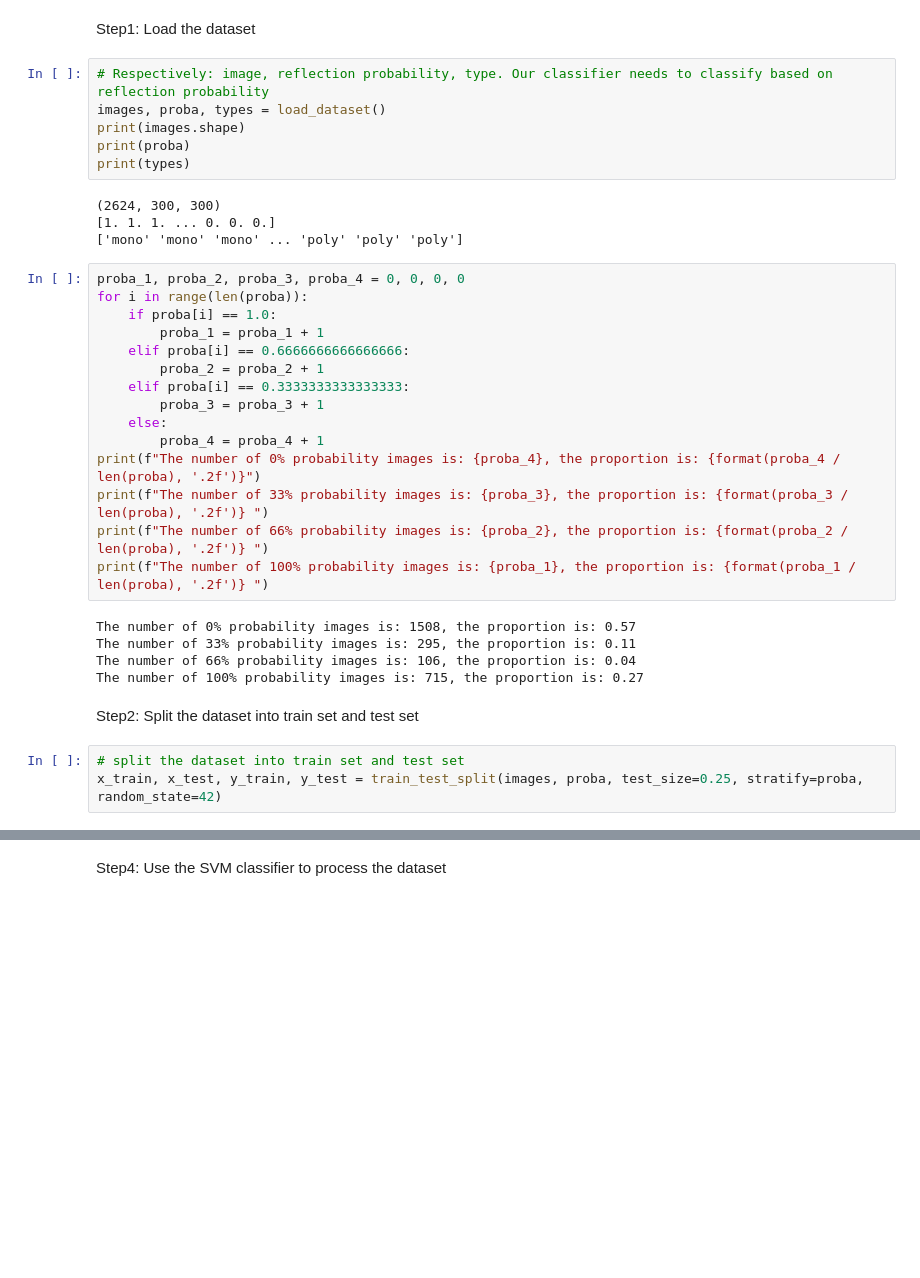
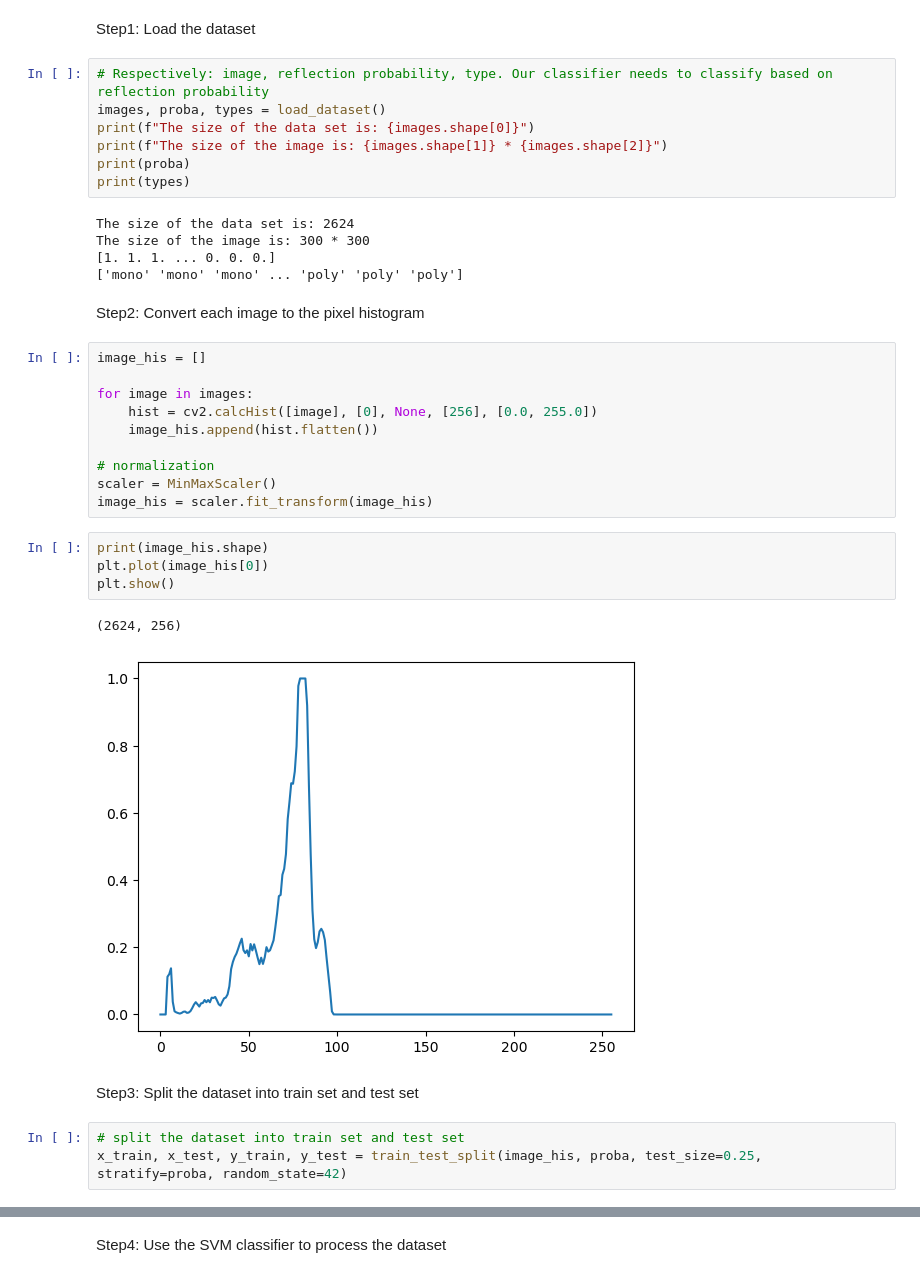
Before and after one commit to ToxicJerry/COMP9517-Surfing-Project, a Jupyter notebook: Svm_Classifier.ipynb, the cells around one changed output, grey strips where cells are left out. Cells and saved outputs as stored; diff of their text form; blank space fills up the shorter version.

```diff
--- a/Svm_Classifier.ipynb
+++ b/Svm_Classifier.ipynb
@@ -11,35 +14,36 @@ Step1:  Load the dataset
 # %%
 # Respectively: image, reflection probability, type. Our classifier needs to classify based on reflection probability
 images, proba, types = load_dataset()
-print(images.shape)
+print(f"The size of the data set is: {images.shape[0]}")
+print(f"The size of the image is: {images.shape[1]} * {images.shape[2]}")
 print(proba)
 print(types)
 # %% [output]
-(2624, 300, 300)
+The size of the data set is: 2624
+The size of the image is: 300 * 300
 [1. 1. 1. ... 0. 0. 0.]
 ['mono' 'mono' 'mono' ... 'poly' 'poly' 'poly']
-# %%
-proba_1, proba_2, proba_3, proba_4 = 0, 0, 0, 0
-for i in range(len(proba)):
-    if proba[i] == 1.0:
-        proba_1 = proba_1 + 1
-    elif proba[i] == 0.6666666666666666:
-        proba_2 = proba_2 + 1
-    elif proba[i] == 0.3333333333333333:
-        proba_3 = proba_3 + 1
-    else:
-        proba_4 = proba_4 + 1
-print(f"The number of 0% probability images is: {proba_4}, the proportion is: {format(proba_4 / len(proba), '.2f')}")
-print(f"The number of 33% probability images is: {proba_3}, the proportion is: {format(proba_3 / len(proba), '.2f')} ")
-print(f"The number of 66% probability images is: {proba_2}, the proportion is: {format(proba_2 / len(proba), '.2f')} ")
-print(f"The number of 100% probability images is: {proba_1}, the proportion is: {format(proba_1 / len(proba), '.2f')} ")
-# %% [output]
-The number of 0% probability images is: 1508, the proportion is: 0.57
-The number of 33% probability images is: 295, the proportion is: 0.11
-The number of 66% probability images is: 106, the proportion is: 0.04
-The number of 100% probability images is: 715, the proportion is: 0.27
+# %% [markdown]
+Step2: Convert each image to the pixel histogram
+# %%
+image_his = []
+
+for image in images:
+    hist = cv2.calcHist([image], [0], None, [256], [0.0, 255.0])
+    image_his.append(hist.flatten())
+
+# normalization
+scaler = MinMaxScaler()
+image_his = scaler.fit_transform(image_his)
+# %%
+print(image_his.shape)
+plt.plot(image_his[0])
+plt.show()
+# %% [output]
+(2624, 256)
+[figure, added]
 # %% [markdown]
-Step2: Split the dataset into train set and test set
+Step3: Split the dataset into train set and test set
 # %%
 # split the dataset into train set and test set
-x_train, x_test, y_train, y_test = train_test_split(images, proba, test_size=0.25, stratify=proba, random_state=42)
+x_train, x_test, y_train, y_test = train_test_split(image_his, proba, test_size=0.25, stratify=proba, random_state=42)
```
Also changed, not shown: parts of 13 cells of this notebook.
